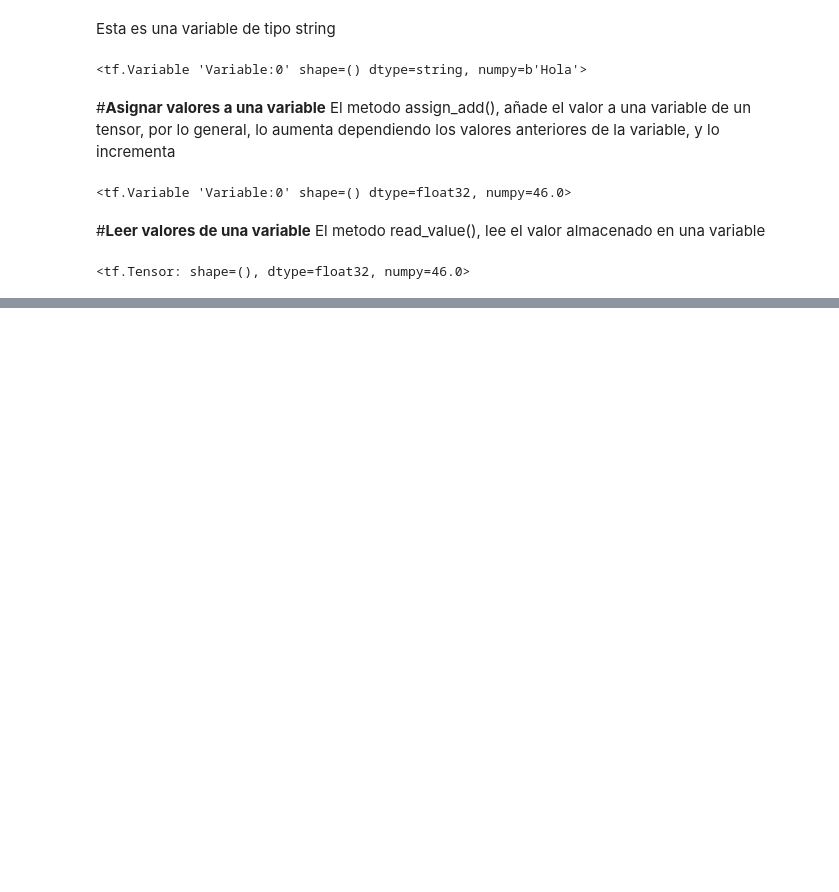
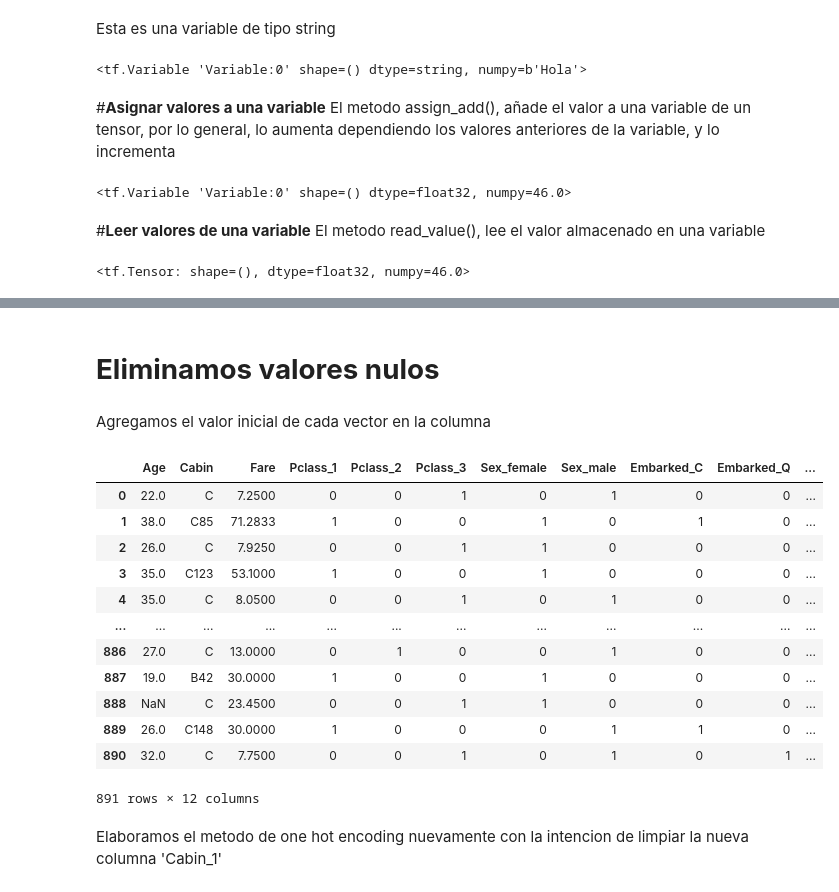
Before and after one commit to wjcorre/tensorkeras, a Jupyter notebook: Tensorflow.ipynb, the cells around one changed output, grey strips where cells are left out. Saved outputs shown, nothing was run; the diff lists cells and outputs as text; code cells hidden in the pictures; blank space fills up the shorter version.

```diff
--- a/Tensorflow.ipynb
+++ b/Tensorflow.ipynb
@@ -117,0 +162,3 @@ import tensorflow as tf
+# %%
+train_relevantes= pd.concat([train_relevantes, pd.get_dummies(train_relevantes['Sex'], prefix='Sex')],axis=1);
+train_relevantes.drop(['Sex'],axis=1, inplace=True)
@@ -117,0 +167,3 @@ import tensorflow as tf
+# %%
+train_relevantes= pd.concat([train_relevantes, pd.get_dummies(train_relevantes['Embarked'], prefix='Embarked')],axis=1);
+train_relevantes.drop(['Embarked'],axis=1, inplace=True)
@@ -117,0 +200,26 @@ import tensorflow as tf
+# %% [markdown]
+# **Eliminamos valores nulos**
+# %%
+train_relevantes['Cabin']= train_relevantes['Cabin'].fillna('C')
+# %% [markdown]
+Agregamos el valor inicial de cada vector en la columna
+# %%
+train_relevantes['Cabin_1']= train_relevantes['Cabin'].astype('str').str[0]
+# %%
+train_relevantes
+# %% [output]
+|  | Age | Cabin | Fare | Pclass_1 | Pclass_2 | Pclass_3 | Sex_female | Sex_male | Embarked_C | Embarked_Q | ... |
+| 0 | 22.0 | C | 7.2500 | 0 | 0 | 1 | 0 | 1 | 0 | 0 | ... |
+| 1 | 38.0 | C85 | 71.2833 | 1 | 0 | 0 | 1 | 0 | 1 | 0 | ... |
+| 2 | 26.0 | C | 7.9250 | 0 | 0 | 1 | 1 | 0 | 0 | 0 | ... |
+| 3 | 35.0 | C123 | 53.1000 | 1 | 0 | 0 | 1 | 0 | 0 | 0 | ... |
+| 4 | 35.0 | C | 8.0500 | 0 | 0 | 1 | 0 | 1 | 0 | 0 | ... |
+| ... | ... | ... | ... | ... | ... | ... | ... | ... | ... | ... | ... |
+| 886 | 27.0 | C | 13.0000 | 0 | 1 | 0 | 0 | 1 | 0 | 0 | ... |
+| 887 | 19.0 | B42 | 30.0000 | 1 | 0 | 0 | 1 | 0 | 0 | 0 | ... |
+| 888 | NaN | C | 23.4500 | 0 | 0 | 1 | 1 | 0 | 0 | 0 | ... |
+| 889 | 26.0 | C148 | 30.0000 | 1 | 0 | 0 | 0 | 1 | 1 | 0 | ... |
+| 890 | 32.0 | C | 7.7500 | 0 | 0 | 1 | 0 | 1 | 0 | 1 | ... |
+891 rows × 12 columns
+# %% [markdown]
+Elaboramos el metodo de one hot encoding nuevamente con la intencion de limpiar la nueva columna 'Cabin_1'
```
Also changed, not shown: parts of 56 cells of this notebook.
